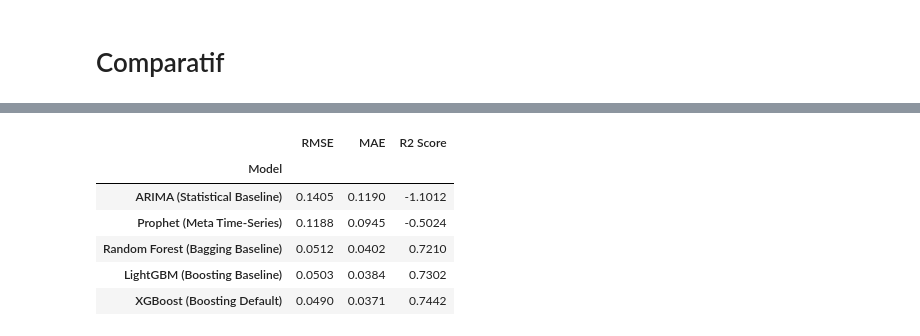
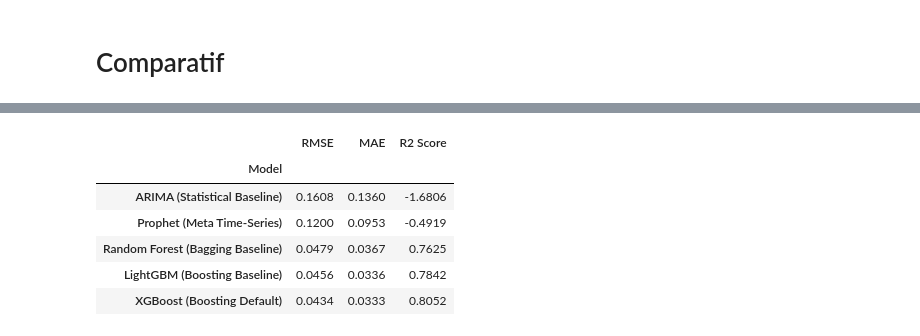
Before and after one commit to PashaAkrilian/Godzila-El-Nino, a Jupyter notebook: godzila-el-nino.ipynb, the cells around one changed output, grey strips where cells are left out. Drawn from its saved outputs; the diff is of its cells as text; code cells hidden in the pictures.

```diff
--- a/godzila-el-nino.ipynb
+++ b/godzila-el-nino.ipynb
@@ -1107,53 +1102,74 @@ from sklearn.metrics import mean_squared_error, mean_absolute_error, r2_score
 warnings.simplefilter('ignore', ConvergenceWarning)
 logging.getLogger('prophet').setLevel(logging.WARNING)
 
-print("="*75)
-print("STEP 8: MURNI BASELINE BENCHMARKING (ARIMA vs PROPHET vs RF vs LGBM vs XGBOOST)")
-print("="*75)
+print("="*85)
+print("STEP 8: MURNI BASELINE BENCHMARKING PADA RAW DATA (Sebelum Feature Engineering)")
+print("="*85)
 
 # =======================================================
-# 1. INISIALISASI & PELATIHAN RIVAL MODELS (BASELINES)
+# 1. SPLITTING DATA MENTAH DARI df_master
 # =======================================================
-print("1. Melatih ARIMA (Statistical Time-Series Baseline)...")
-arima_model = ARIMA(y_train.values, order=(1, 1, 1))
+target_col = 'SDCI_Indo'
+# Mengecualikan target dan varian waktu agar tidak bocor
+exclude_patterns = ['SDCI', 'date', 'Periode', 'index', 'Unnamed', 'Fase_Iklim']
+
+raw_features = [col for col in df_master.columns if not any(pat in col for pat in exclude_patterns)]
+X_raw = df_master[raw_features].select_dtypes(include=[np.number])
+y_raw = df_master[target_col]
+
+# Chronological split 80:20 pada data mentah
+split_idx_raw = int(len(df_master) * 0.8)
+
+X_train_raw, X_test_raw = X_raw.iloc[:split_idx_raw], X_raw.iloc[split_idx_raw:]
+y_train_raw, y_test_raw = y_raw.iloc[:split_idx_raw], y_raw.iloc[split_idx_raw:]
+dates_train_raw = df_master['date_key'].iloc[:split_idx_raw]
+dates_test_raw = df_master['date_key'].iloc[split_idx_raw:]
+
+print(f"Menggunakan {len(X_raw.columns)} fitur asli dari df_master untuk pengujian baseline.")
+
+# =======================================================
+# 2. INISIALISASI & PELATIHAN RIVAL MODELS (BASELINES)
+# =======================================================
+print("\n1. Melatih ARIMA (Statistical Time-Series Baseline)...")
+arima_model = ARIMA(y_train_raw.values, order=(1, 1, 1))
 arima_fit = arima_model.fit()
 
 print("2. Melatih Prophet (Modern Time-Series Baseline dari Meta)...")
 # Prophet butuh format khusus: kolom 'ds' (waktu) dan 'y' (target)
-df_prophet_train = pd.DataFrame({'ds': dates_train, 'y': y_train.values})
+df_prophet_train = pd.DataFrame({'ds': dates_train_raw, 'y': y_train_raw.values})
 prophet_model = Prophet()
 prophet_model.fit(df_prophet_train)
 
 print("3. Melatih Random Forest Regressor (Traditional ML Baseline)...")
 rf_model = RandomForestRegressor(random_state=42, n_estimators=300, n_jobs=-1)
-rf_model.fit(X_train, y_train)
+rf_model.fit(X_train_raw, y_train_raw)
 
 print("4. Melatih LightGBM Regressor (Modern ML Baseline)...")
 lgbm_model = lgb.LGBMRegressor(random_state=42, n_estimators=300, learning_rate=0.05, verbose=-1)
-lgbm_model.fit(X_train, y_train)
+lgbm_model.fit(X_train_raw, y_train_raw)
 
 print("5. Melatih XGBoost Regressor (Modern ML Baseline Default)...")
 xgb_baseline = xgb.XGBRegressor(random_state=42, n_estimators=300, learning_rate=0.05, objective='reg:squarederror')
-xgb_baseline.fit(X_train, y_train)
+xgb_baseline.fit(X_train_raw, y_train_raw)
 
 # =======================================================
-# 2. GENERATE PREDIKSI (HIDDEN TEST SET)
+# 3. GENERATE PREDIKSI (HIDDEN TEST SET RAW)
 # =======================================================
 # Prediksi ARIMA
-arima_preds = arima_fit.forecast(steps=len(y_test))
+arima_preds = arima_fit.forecast(steps=len(y_test_raw))
 
 # Prediksi Prophet
-df_prophet_test = pd.DataFrame({'ds': dates_test})
+df_prophet_test = pd.DataFrame({'ds': dates_test_raw})
 prophet_forecast = prophet_model.predict(df_prophet_test)
 prophet_preds = prophet_forecast['yhat'].values
 
 # Prediksi Machine Learning
-rf_preds = rf_model.predict(X_test)
-lgbm_preds = lgbm_model.predict(X_test)
-xgb_base_preds = xgb_baseline.predict(X_test)
+rf_preds = rf_model.predict(X_test_raw)
+lgbm_preds = lgbm_model.predict(X_test_raw)
+xgb_base_preds = xgb_baseline.predict(X_test_raw)
 
 # =======================================================
-# 3. KALKULASI METRIK & PEMBUATAN TABEL KOMPARASI
+# 4. KALKULASI METRIK & PEMBUATAN TABEL KOMPARASI
 # =======================================================
 def calculate_metrics(y_true, y_pred, model_name):
     return {
@@ -1165,23 +1181,23 @@ def calculate_metrics(y_true, y_pred, model_name):
 
 # Memasukkan hasil evaluasi murni dari kelima algoritma
 benchmark_results = [
-    calculate_metrics(y_test, arima_preds, 'ARIMA (Statistical Baseline)'),
-    calculate_metrics(y_test, prophet_preds, 'Prophet (Meta Time-Series)'),
-    calculate_metrics(y_test, rf_preds, 'Random Forest (Bagging Baseline)'),
-    calculate_metrics(y_test, lgbm_preds, 'LightGBM (Boosting Baseline)'),
-    calculate_metrics(y_test, xgb_base_preds, 'XGBoost (Boosting Default)')
+    calculate_metrics(y_test_raw, arima_preds, 'ARIMA (Statistical Baseline)'),
+    calculate_metrics(y_test_raw, prophet_preds, 'Prophet (Meta Time-Series)'),
+    calculate_metrics(y_test_raw, rf_preds, 'Random Forest (Bagging Baseline)'),
+    calculate_metrics(y_test_raw, lgbm_preds, 'LightGBM (Boosting Baseline)'),
+    calculate_metrics(y_test_raw, xgb_base_preds, 'XGBoost (Boosting Default)')
 ]
 
 # =======================================================
-# 4. VISUALISASI TABEL BENCHMARKING
+# 5. VISUALISASI TABEL BENCHMARKING
 # =======================================================
 df_benchmark = pd.DataFrame(benchmark_results)
 
 # Menjadikan nama model sebagai index agar tabel rapi
 df_benchmark = df_benchmark.set_index('Model')
 
-print("\nRINGKASAN KOMPARASI PERFORMA MURNI PADA DATA UJI (TEST SET):")
-print("Tabel ini menunjukkan kekuatan asli algoritma secara default sebelum di-tuning.")
+print("\nRINGKASAN KOMPARASI PERFORMA MURNI PADA RAW DATA UJI (TEST SET):")
+print("Tabel ini menunjukkan performa dasar algoritma sebelum intervensi rekayasa fitur.")
 display(df_benchmark.style.highlight_max(subset=['R2 Score'], color='lightgreen')
                           .highlight_min(subset=['RMSE', 'MAE'], color='lightgreen')
                           .format("{:.4f}"))
@@ -1202,7 +1220,7 @@ Tabel ini menunjukkan kekuatan asli algoritma secara default sebelum di-tuning.
 |  | RMSE | MAE | R2 Score |
 | Model |  |  |  |
-| ARIMA (Statistical Baseline) | 0.1405 | 0.1190 | -1.1012 |
-| Prophet (Meta Time-Series) | 0.1188 | 0.0945 | -0.5024 |
-| Random Forest (Bagging Baseline) | 0.0512 | 0.0402 | 0.7210 |
-| LightGBM (Boosting Baseline) | 0.0503 | 0.0384 | 0.7302 |
-| XGBoost (Boosting Default) | 0.0490 | 0.0371 | 0.7442 |
+| ARIMA (Statistical Baseline) | 0.1608 | 0.1360 | -1.6806 |
+| Prophet (Meta Time-Series) | 0.1200 | 0.0953 | -0.4919 |
+| Random Forest (Bagging Baseline) | 0.0479 | 0.0367 | 0.7625 |
+| LightGBM (Boosting Baseline) | 0.0456 | 0.0336 | 0.7842 |
+| XGBoost (Boosting Default) | 0.0434 | 0.0333 | 0.8052 |
```
Also changed, not shown: parts of 13 cells of this notebook.
